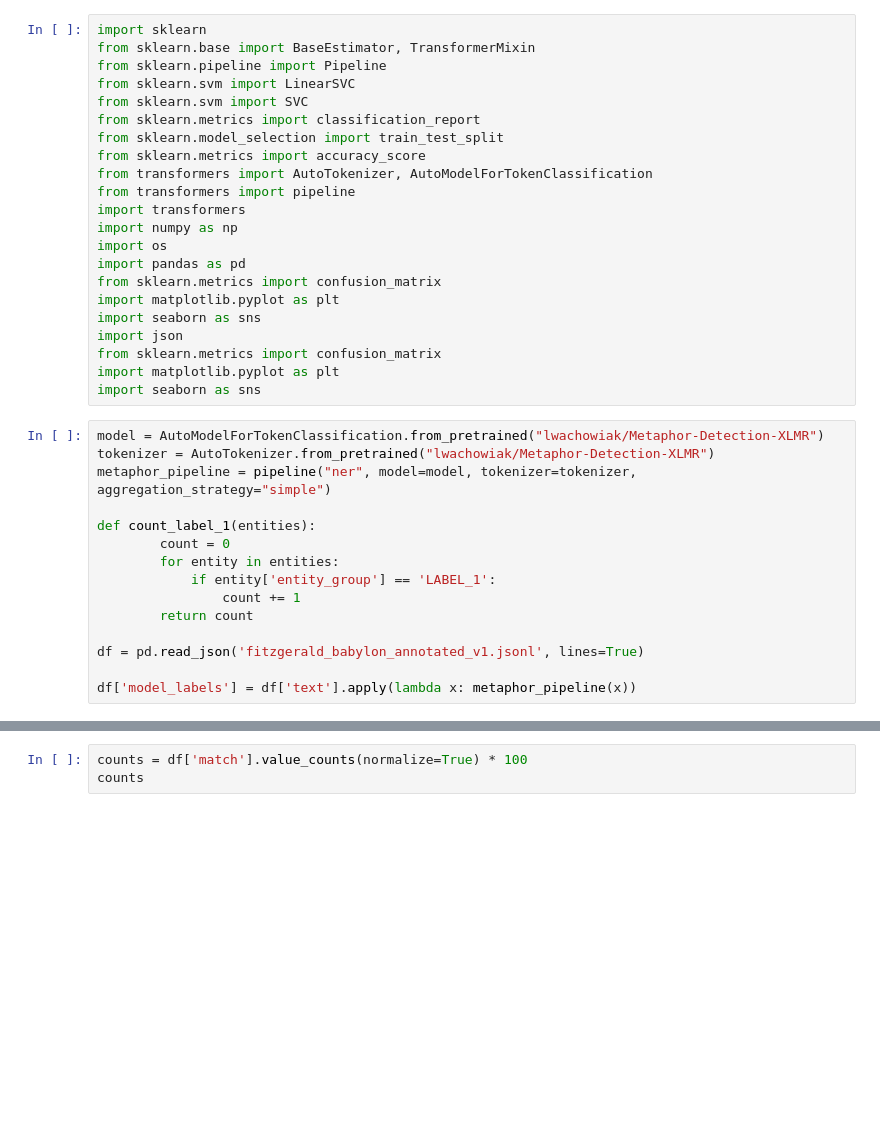
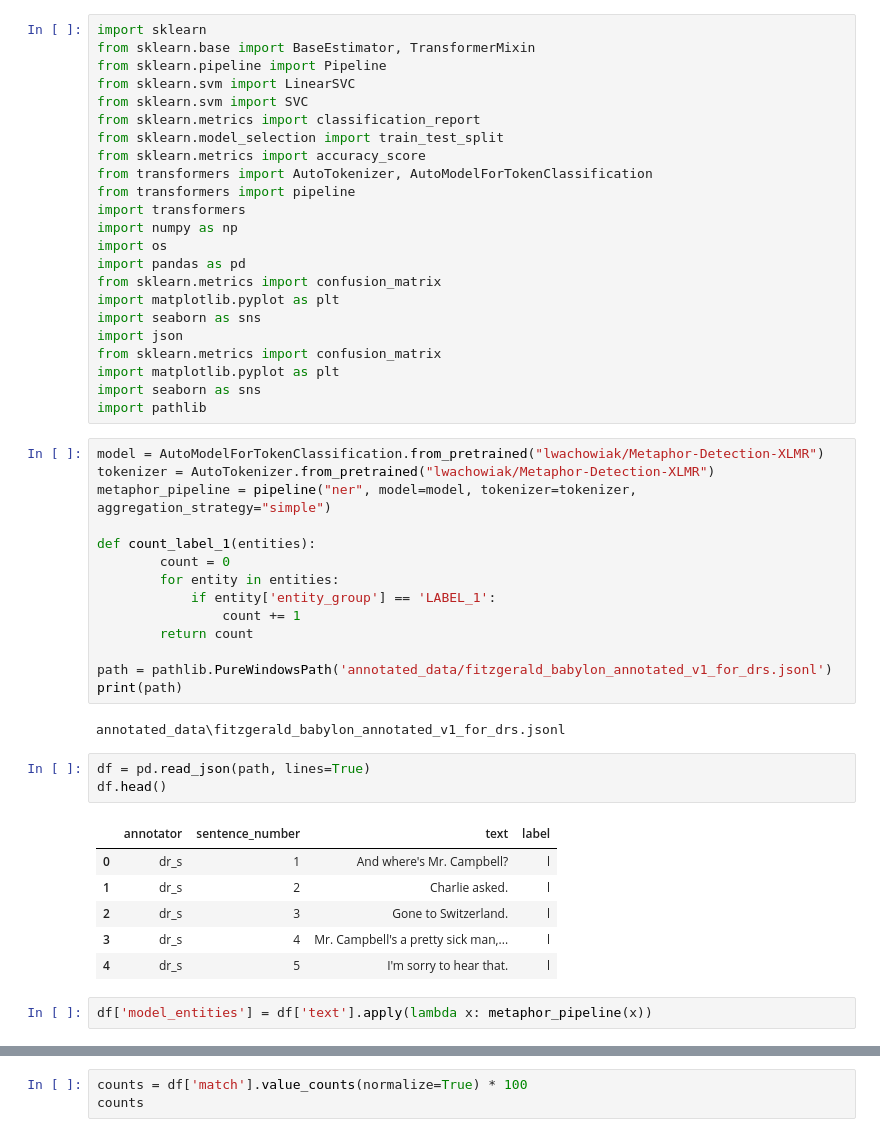
Before and after one commit to kspicer80/metaphor_playground, a Jupyter notebook: model_testing.ipynb, the cells around one changed output, grey strips where cells are left out. Drawn from its saved outputs; the diff is of its cells as text; blank space fills up the shorter version.

```diff
--- a/model_testing.ipynb
+++ b/model_testing.ipynb
@@ -20,6 +20,7 @@ import json
 from sklearn.metrics import confusion_matrix
 import matplotlib.pyplot as plt
 import seaborn as sns
+import pathlib
 # %%
 model = AutoModelForTokenClassification.from_pretrained("lwachowiak/Metaphor-Detection-XLMR")
 tokenizer = AutoTokenizer.from_pretrained("lwachowiak/Metaphor-Detection-XLMR")
@@ -32,6 +33,19 @@ def count_label_1(entities):
                 count += 1
         return count
 
-df = pd.read_json('fitzgerald_babylon_annotated_v1.jsonl', lines=True)
-
-df['model_labels'] = df['text'].apply(lambda x: metaphor_pipeline(x))
+path = pathlib.PureWindowsPath('annotated_data/fitzgerald_babylon_annotated_v1_for_drs.jsonl')
+print(path)
+# %% [output]
+annotated_data\fitzgerald_babylon_annotated_v1_for_drs.jsonl
+# %%
+df = pd.read_json(path, lines=True)
+df.head()
+# %% [output]
+|  | annotator | sentence_number | text | label |
+| 0 | dr_s | 1 | And where's Mr. Campbell? | l |
+| 1 | dr_s | 2 | Charlie asked. | l |
+| 2 | dr_s | 3 | Gone to Switzerland. | l |
+| 3 | dr_s | 4 | Mr. Campbell's a pretty sick man,... | l |
+| 4 | dr_s | 5 | I'm sorry to hear that. | l |
+# %%
+df['model_entities'] = df['text'].apply(lambda x: metaphor_pipeline(x))
```
Also changed, not shown: parts of 7 cells of this notebook.
